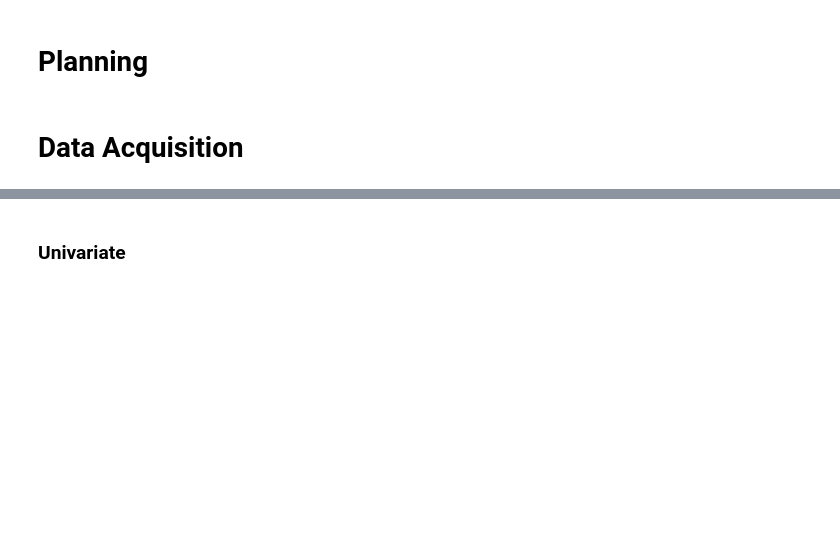
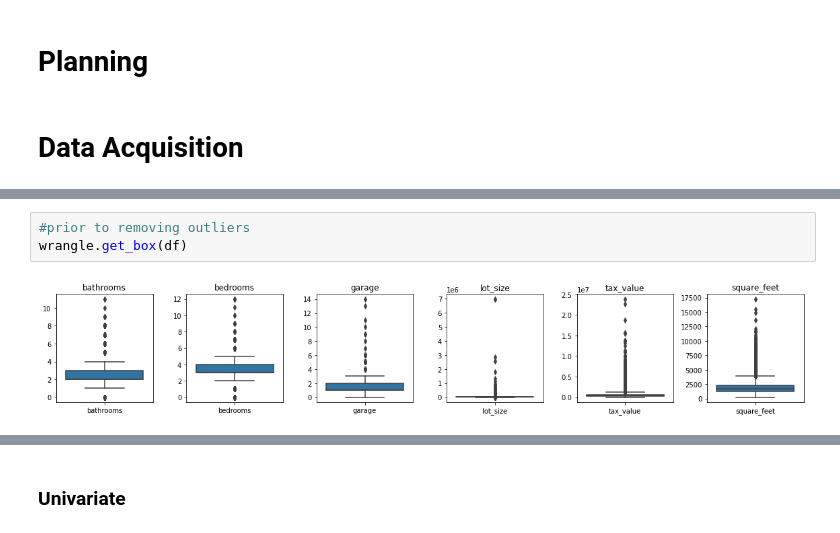
Before and after one commit to hrodjr/estimating_home_value_regression_project, a Jupyter notebook: scratch_notebook.ipynb, the cells around one changed output, grey strips where cells are left out. Saved outputs shown, nothing was run; the diff lists cells and outputs as text; blank space fills up the shorter version.

```diff
--- a/scratch_notebook.ipynb
+++ b/scratch_notebook.ipynb
@@ -187,0 +187,5 @@ memory usage: 197.1+ MB
+# %%
+#prior to removing outliers
+wrangle.get_box(df)
+# %% [output]
+[figure, added]
```
Also changed, not shown: parts of 42 cells of this notebook, 2 other files.
